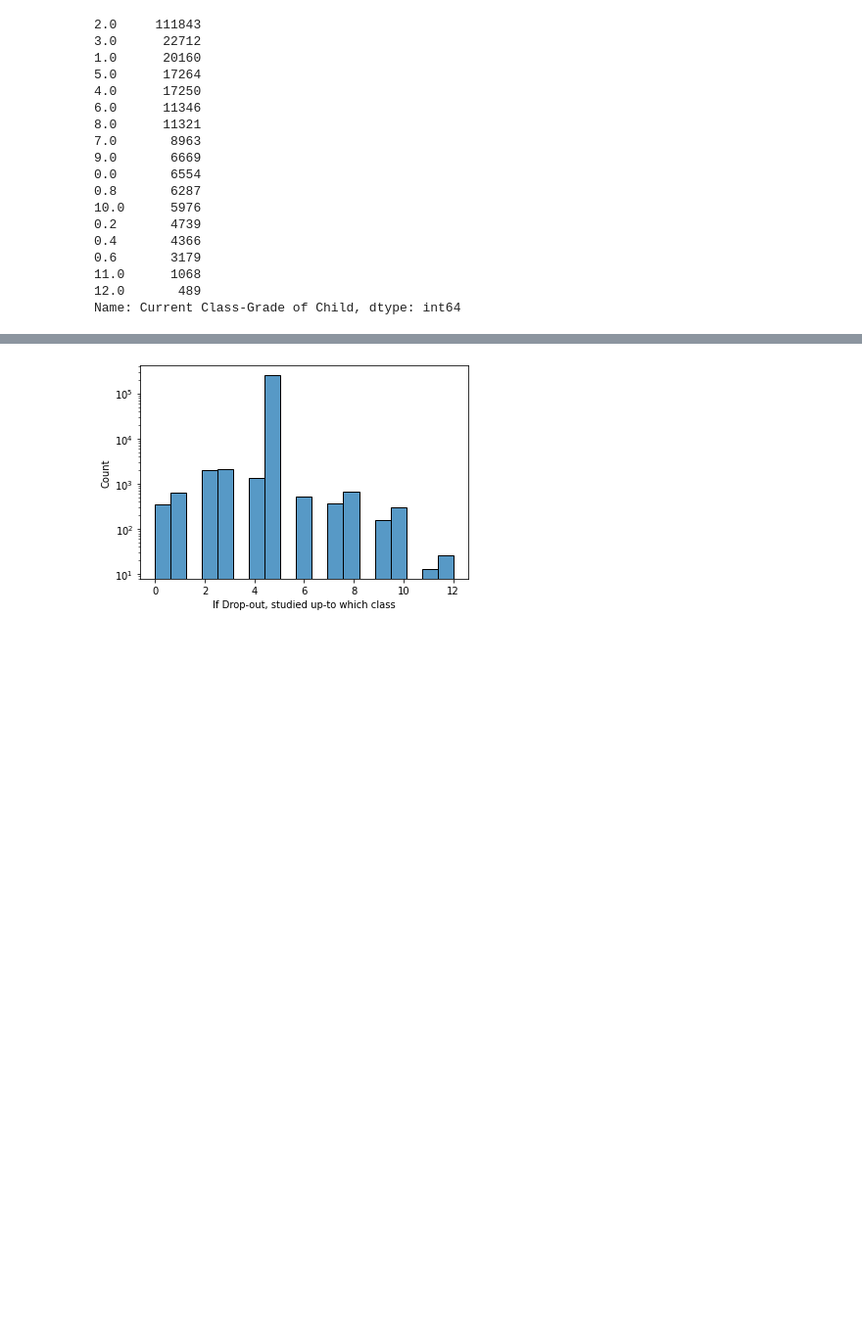
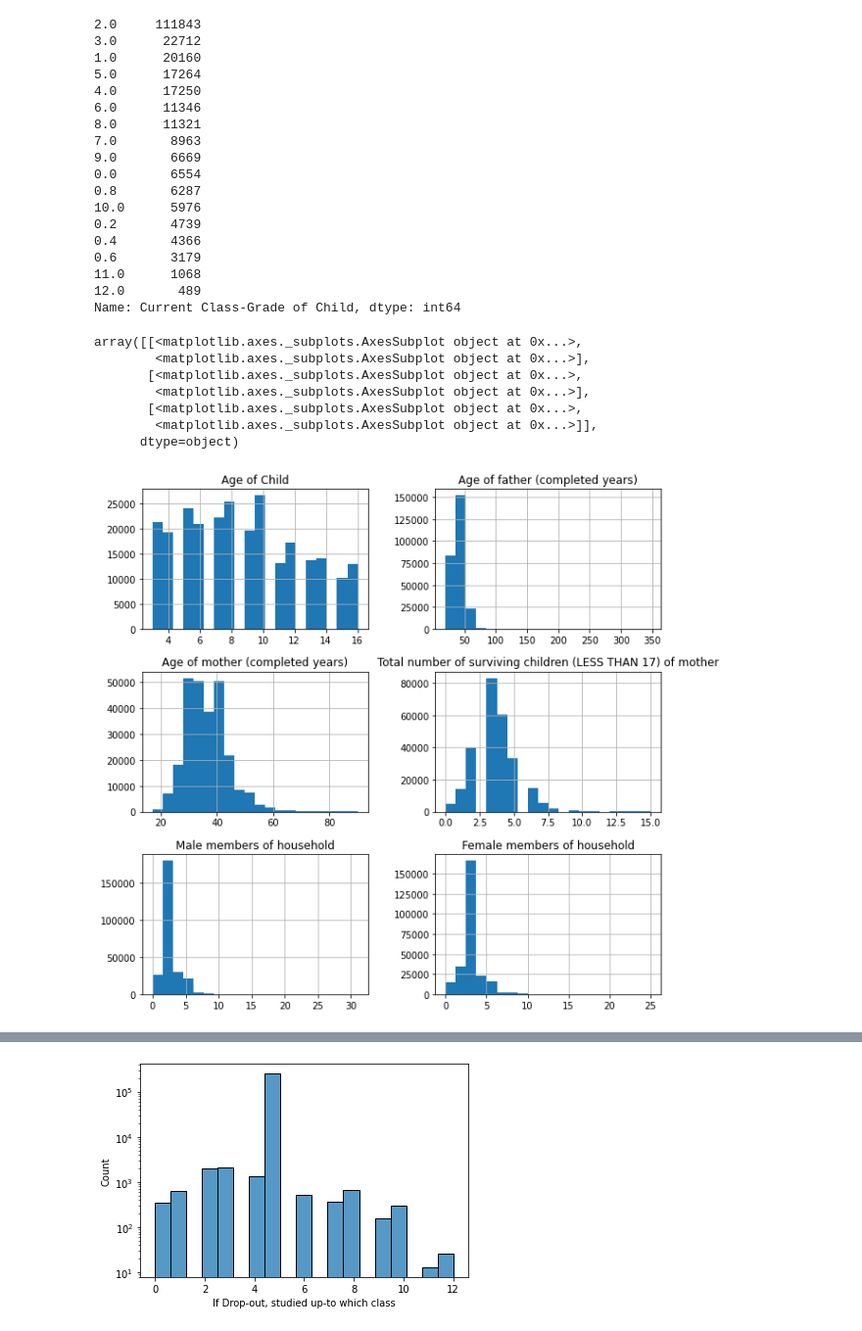
Before and after one commit to AliShujjat/DropOutRatesInPakistan, a Jupyter notebook: EDA.ipynb, the cells around one changed output, grey strips where cells are left out. Shown: that part at 98% size. Drawn from its saved outputs; the diff is of its cells as text; code cells hidden in the pictures; blank space fills up the shorter version.

```diff
--- a/EDA.ipynb
+++ b/EDA.ipynb
@@ -178,3 +183,15 @@ Name: If Drop-out, studied up-to which class, dtype: int64
 11.0      1068
 12.0       489
 Name: Current Class-Grade of Child, dtype: int64
+# %%
+#Visualize distribution of all numeric attributes
+data.hist(column=['Age of Child','Age of father (completed years)','Age of mother (completed years)','Total number of surviving children (LESS THAN 17) of mother','Male members of household','Female members of household'], figsize=(10,10), bins=20)
+# %% [output]
+array([[<matplotlib.axes._subplots.AxesSubplot object at 0x...>,
+        <matplotlib.axes._subplots.AxesSubplot object at 0x...>],
+       [<matplotlib.axes._subplots.AxesSubplot object at 0x...>,
+        <matplotlib.axes._subplots.AxesSubplot object at 0x...>],
+       [<matplotlib.axes._subplots.AxesSubplot object at 0x...>,
+        <matplotlib.axes._subplots.AxesSubplot object at 0x...>]],
+      dtype=object)
+[figure, added]
```
Also changed, not shown: parts of 27 cells of this notebook.
